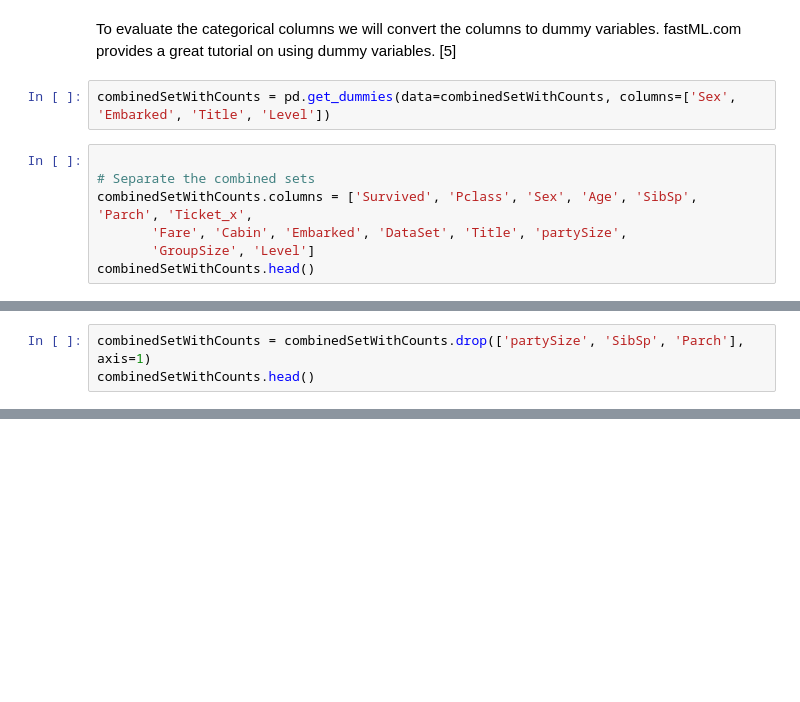
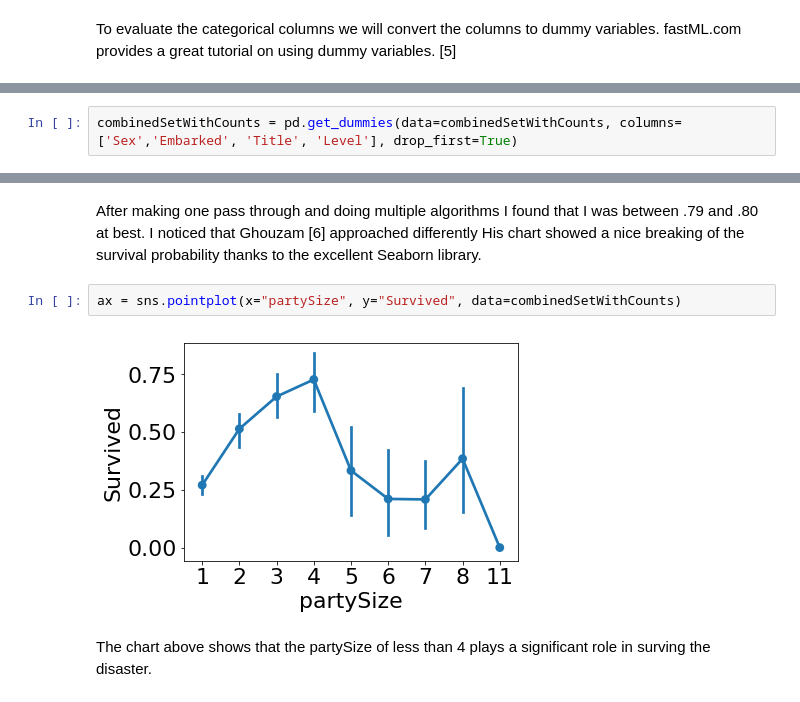
Before and after one commit to bthomas-ds/titanic, a Jupyter notebook: Titanic Challenge.ipynb, the cells around one changed output, grey strips where cells are left out. Cells and saved outputs as stored; diff of their text form; blank space fills up the shorter version.

```diff
--- a/Titanic Challenge.ipynb
+++ b/Titanic Challenge.ipynb
@@ -198,11 +246,2 @@ combinedSetWithCounts.Level.value_counts()
 # %% [markdown]
 To evaluate the categorical columns we will convert the columns to dummy variables. fastML.com provides a great tutorial on using dummy variables. [5]
-# %%
-combinedSetWithCounts = pd.get_dummies(data=combinedSetWithCounts, columns=['Sex', 'Embarked', 'Title', 'Level'])
-# %%
-
-# Separate the combined sets
-combinedSetWithCounts.columns = ['Survived', 'Pclass', 'Sex', 'Age', 'SibSp', 'Parch', 'Ticket_x',
-       'Fare', 'Cabin', 'Embarked', 'DataSet', 'Title', 'partySize',
-       'GroupSize', 'Level']
-combinedSetWithCounts.head()
@@ -211,3 +247,0 @@ partySize is the addition product of Parch and Sibsp. This means that the ticket
-# %%
-combinedSetWithCounts = combinedSetWithCounts.drop(['partySize', 'SibSp', 'Parch'], axis=1)
-combinedSetWithCounts.head()
@@ -254,0 +271,2 @@ clf = clf.fit(train, targets)
+# %%
+combinedSetWithCounts = pd.get_dummies(data=combinedSetWithCounts, columns=['Sex','Embarked', 'Title', 'Level'], drop_first=True)
@@ -254,0 +283,8 @@ clf = clf.fit(train, targets)
+# %% [markdown]
+After making one pass through and doing multiple algorithms I found that I was between .79 and .80 at best. I noticed that Ghouzam [6] approached differently His chart showed a nice breaking of the survival probability thanks to the excellent Seaborn library.
+# %%
+ax = sns.pointplot(x="partySize", y="Survived", data=combinedSetWithCounts)
+# %% [output]
+[figure, added]
+# %% [markdown]
+The chart above shows that the partySize of less than 4 plays a significant role in surving the disaster.
```
Also changed, not shown: parts of 70 cells of this notebook.
